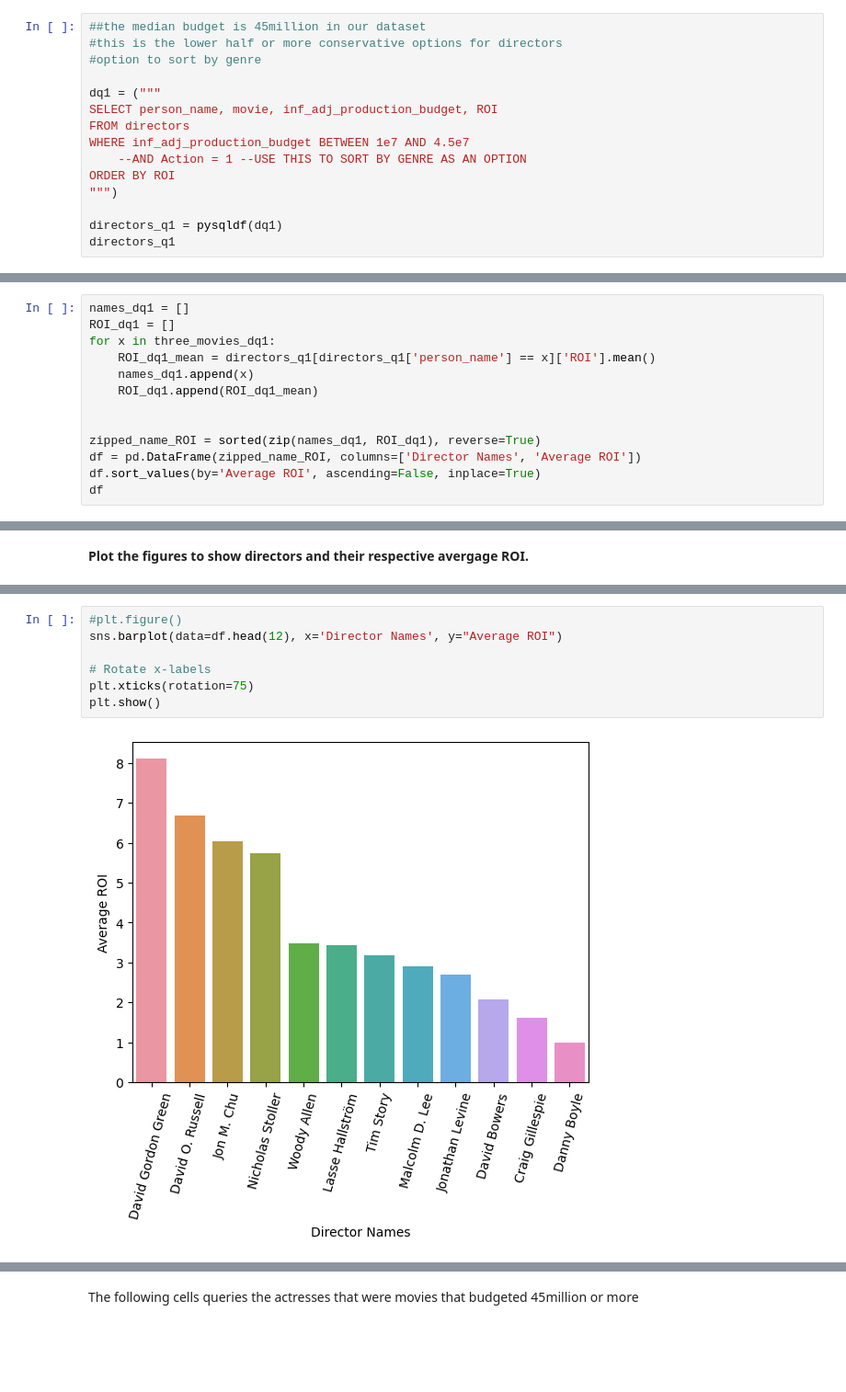
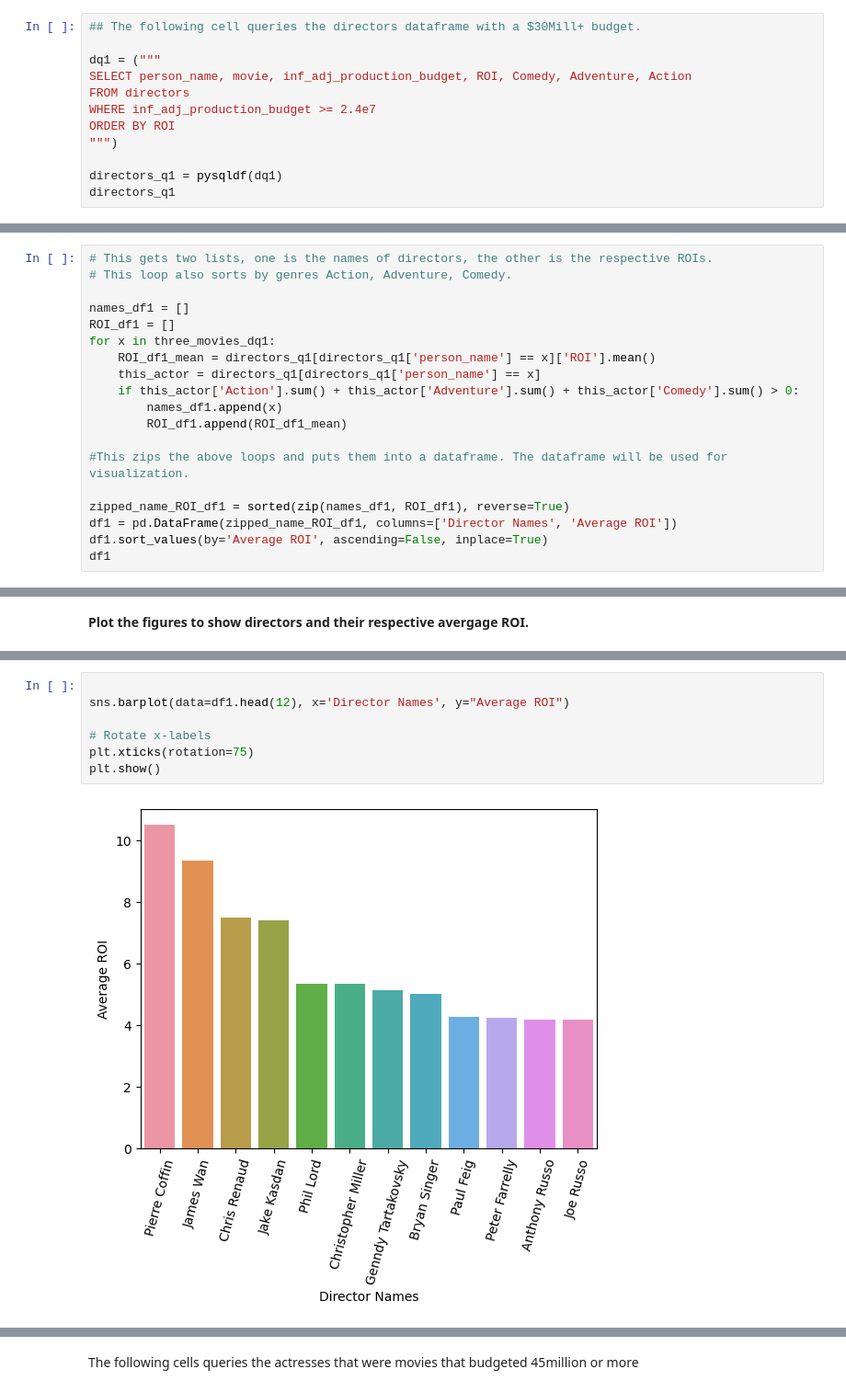
Before and after one commit to learn-co-curriculum/dsc-phase-1-project-template, a Jupyter notebook: notebooks/Rachael_Analysis_Peoplerecommendations.ipynb, the cells around one changed output, grey strips where cells are left out. Shown at 92% size. Saved outputs shown, nothing was run; the diff lists cells and outputs as text; blank space fills up the shorter version.

```diff
--- a/notebooks/Rachael_Analysis_Peoplerecommendations.ipynb
+++ b/notebooks/Rachael_Analysis_Peoplerecommendations.ipynb
@@ -128,13 +106,10 @@ The following two cells get the top 5 genres for actors and directors with good
 # %%
-##the median budget is 45million in our dataset
-#this is the lower half or more conservative options for directors
-#option to sort by genre
+## The following cell queries the directors dataframe with a $30Mill+ budget.
 
 dq1 = ("""
-SELECT person_name, movie, inf_adj_production_budget, ROI
+SELECT person_name, movie, inf_adj_production_budget, ROI, Comedy, Adventure, Action
 FROM directors
-WHERE inf_adj_production_budget BETWEEN 1e7 AND 4.5e7
-    --AND Action = 1 --USE THIS TO SORT BY GENRE AS AN OPTION
+WHERE inf_adj_production_budget >= 2.4e7
 ORDER BY ROI
 """)
 
@@ -183,15 +161,21 @@ three_movies_dq1
 # %%
-names_dq1 = []
-ROI_dq1 = []
+# This gets two lists, one is the names of directors, the other is the respective ROIs.
+# This loop also sorts by genres Action, Adventure, Comedy.
+
+names_df1 = []
+ROI_df1 = []
 for x in three_movies_dq1:
-    ROI_dq1_mean = directors_q1[directors_q1['person_name'] == x]['ROI'].mean()
-    names_dq1.append(x)
-    ROI_dq1.append(ROI_dq1_mean)
+    ROI_df1_mean = directors_q1[directors_q1['person_name'] == x]['ROI'].mean()
+    this_actor = directors_q1[directors_q1['person_name'] == x]
+    if this_actor['Action'].sum() + this_actor['Adventure'].sum() + this_actor['Comedy'].sum() > 0:
+        names_df1.append(x)
+        ROI_df1.append(ROI_df1_mean)
 
+#This zips the above loops and puts them into a dataframe. The dataframe will be used for visualization.
 
-zipped_name_ROI = sorted(zip(names_dq1, ROI_dq1), reverse=True)
-df = pd.DataFrame(zipped_name_ROI, columns=['Director Names', 'Average ROI'])
-df.sort_values(by='Average ROI', ascending=False, inplace=True)
-df
+zipped_name_ROI_df1 = sorted(zip(names_df1, ROI_df1), reverse=True)
+df1 = pd.DataFrame(zipped_name_ROI_df1, columns=['Director Names', 'Average ROI'])
+df1.sort_values(by='Average ROI', ascending=False, inplace=True)
+df1
 # %% [output]
 |  | Director Names | Average ROI |
@@ -222,9 +196,9 @@ df
 # %%
-#plt.figure()
-sns.barplot(data=df.head(12), x='Director Names', y="Average ROI")
+
+sns.barplot(data=df1.head(12), x='Director Names', y="Average ROI")
 
 # Rotate x-labels
 plt.xticks(rotation=75)
 plt.show()
 # %% [output]
-[figure, old version]
+[figure, new version]
```
Also changed, not shown: parts of 65 cells of this notebook.
